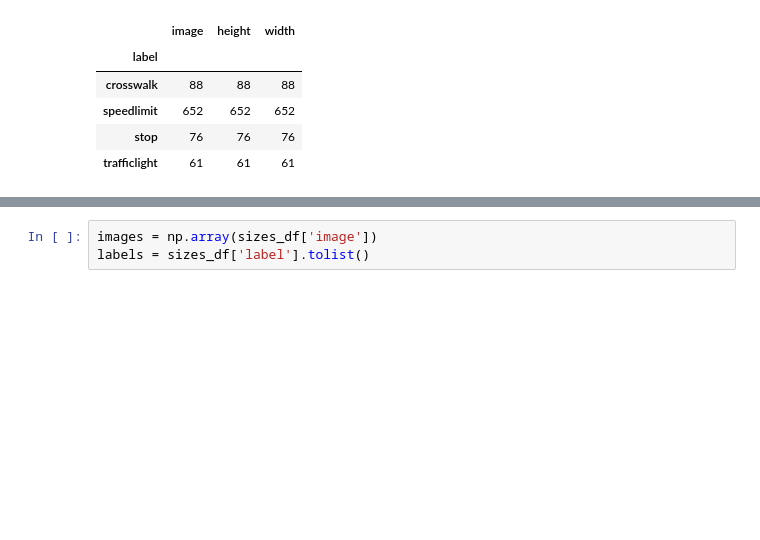
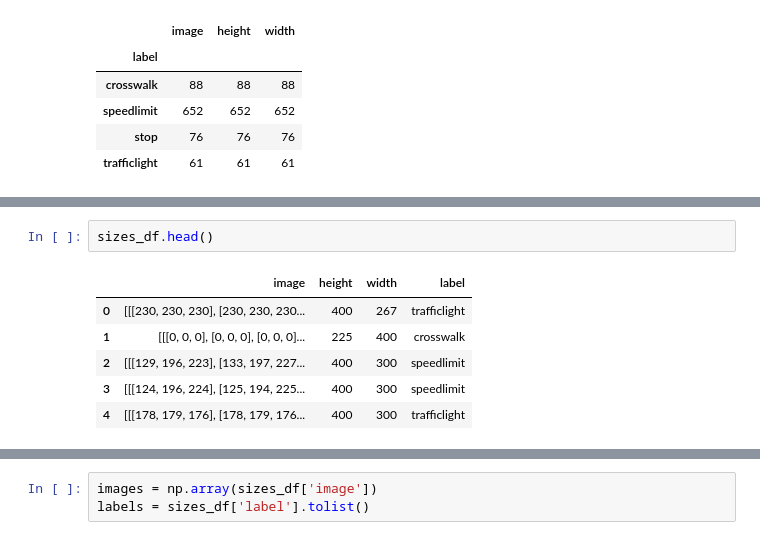
Before and after one commit to T-Haight/AI_BOOTCAMP_Final_Project_Street_Sign_Recognition, a Jupyter notebook: Preprocess_Part2.ipynb, the cells around one changed output, grey strips where cells are left out. Saved outputs shown, nothing was run; the diff lists cells and outputs as text; blank space fills up the shorter version.

```diff
--- a/Preprocess_Part2.ipynb
+++ b/Preprocess_Part2.ipynb
@@ -68,3 +103,12 @@ sizes_df.groupby('label').count()
+# %%
+sizes_df.head()
+# %% [output]
+|  | image | height | width | label |
+| 0 | [[[230, 230, 230], [230, 230, 230... | 400 | 267 | trafficlight |
+| 1 | [[[0, 0, 0], [0, 0, 0], [0, 0, 0]... | 225 | 400 | crosswalk |
+| 2 | [[[129, 196, 223], [133, 197, 227... | 400 | 300 | speedlimit |
+| 3 | [[[124, 196, 224], [125, 194, 225... | 400 | 300 | speedlimit |
+| 4 | [[[178, 179, 176], [178, 179, 176... | 400 | 300 | trafficlight |
 # %%
 sizes_df.describe()
 # %% [output]
```
Also changed, not shown: parts of 16 cells of this notebook, 1 other file.
